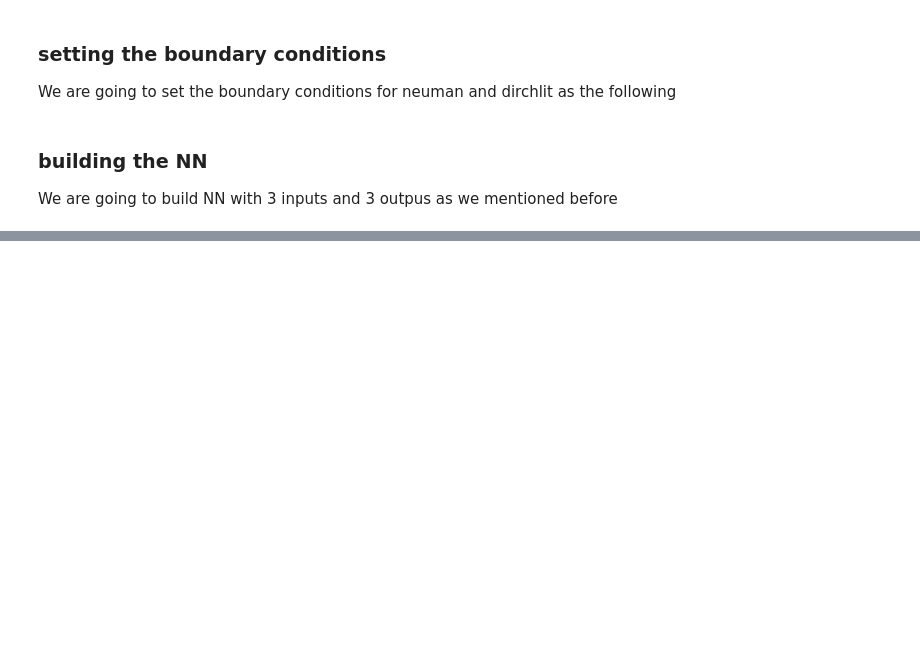
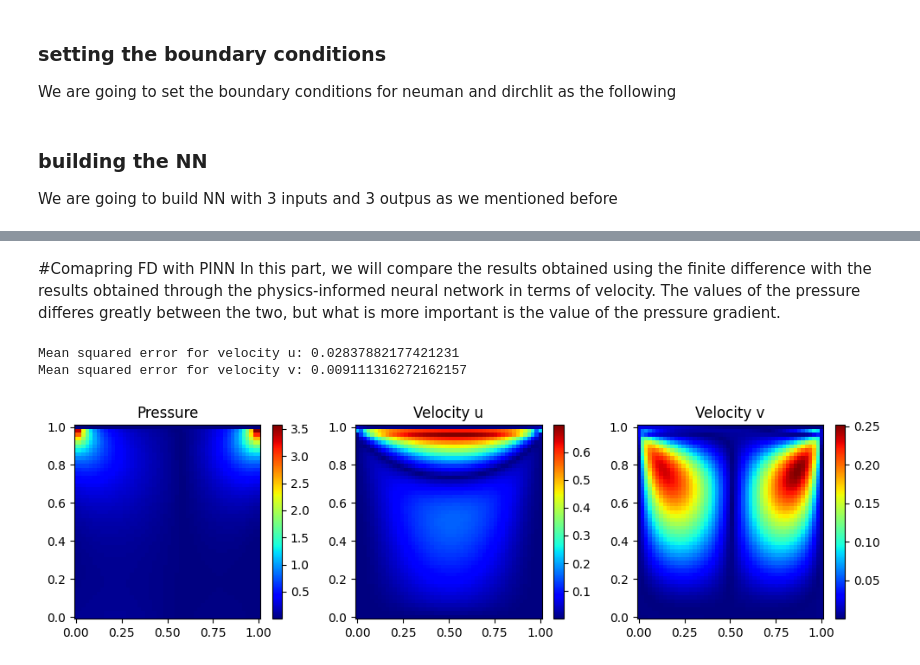
Before and after one commit to HashimAlSadah/PETE547_Project, a Jupyter notebook: PINN_demo/navier_stoke_pinn.ipynb, the cells around one changed output, grey strips where cells are left out. Cells and saved outputs as stored; diff of their text form; code cells hidden in the pictures; blank space fills up the shorter version.

```diff
--- a/PINN_demo/navier_stoke_pinn.ipynb
+++ b/PINN_demo/navier_stoke_pinn.ipynb
@@ -353,0 +367,29 @@ u: 0.07208744436502457, v: 0.08649685233831406, p:0.04668474569916725, pde:0.005
+# %% [markdown]
+#Comapring FD with PINN
+In this part, we will compare the results obtained using the finite difference with the results obtained through the physics-informed neural network in terms of velocity. The values of the pressure differes greatly between the two, but what is more important is the value of the pressure gradient.
+# %%
+#comparison
+pinn.eval()
+with torch.inference_mode():
+  x_test = torch.linspace(x_0, x_f, 50).to(device)
+  y_test = torch.linspace(y_0, y_f , 50).to(device)
+  test_data = torch.cartesian_prod(x_test, y_test, torch.tensor([t_f]).to(device))
+  x_input_test, y_input_test, t_input_test = torch.split(test_data, 1, 1)
+
+  #create a mesh
+  x_test, y_test = x_test.cpu(), y_test.cpu()
+  x_grid, y_grid = torch.meshgrid(x_test, y_test, indexing="xy")
+  u_pinn, v_pinn, p_pinn = pinn(x_input_test, y_input_test, t_input_test)
+  u_pinn = u_pinn.squeeze().reshape(x_grid.shape).T.cpu().numpy()
+  v_pinn = v_pinn.squeeze().reshape(x_grid.shape).T.cpu().numpy()
+  p_pinn = p_pinn.squeeze().reshape(x_grid.shape).T.cpu().numpy()
+  u_diff = abs(u_pinn - u_fd)
+  v_diff = abs(v_pinn - v_fd)
+  p_diff = abs(p_pinn - p_fd)
+  print(f"Mean squared error for velocity u: {np.mean(u_diff**2)}")
+  print(f"Mean squared error for velocity v: {np.mean(v_diff**2)}")
+  plot_pressure_velocity(x_test, y_test, u_diff, v_diff, p_diff)
+# %% [output]
+Mean squared error for velocity u: 0.02837882177421231
+Mean squared error for velocity v: 0.009111316272162157
+[figure, added]
```
Also changed, not shown: parts of 2 cells of this notebook.
